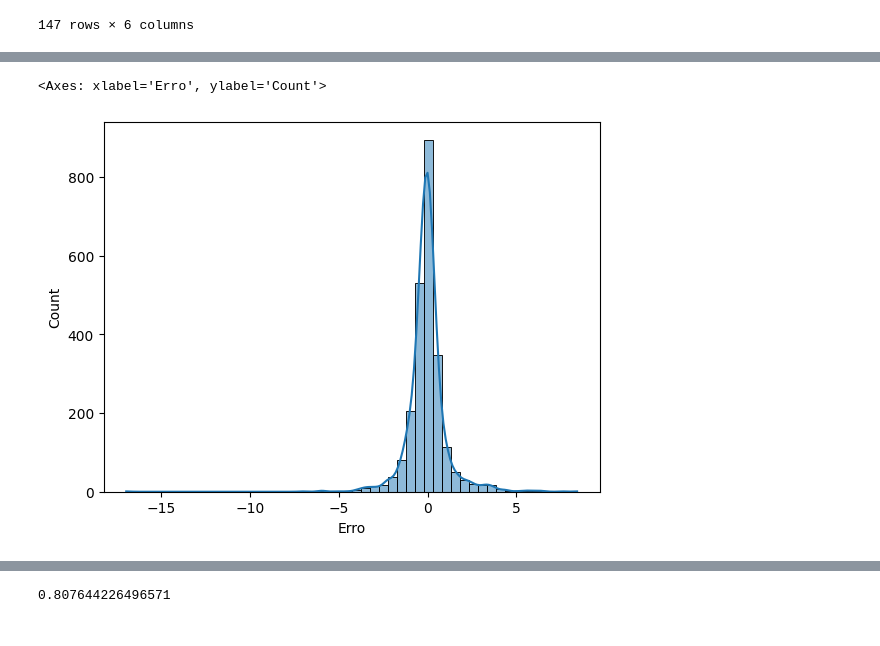
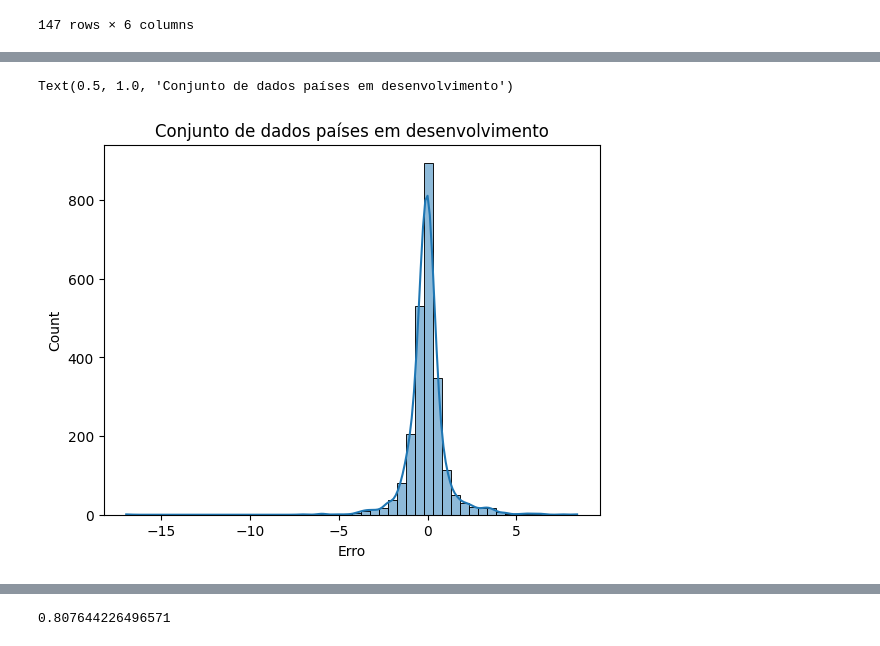
Before and after one commit to rochamarcio/Expectativa_de_vida, a Jupyter notebook: Expectativa_de_vida_modelo.ipynb, the cells around one changed output, grey strips where cells are left out. Cells and saved outputs as stored; diff of their text form; code cells hidden in the pictures.

```diff
--- a/Expectativa_de_vida_modelo.ipynb
+++ b/Expectativa_de_vida_modelo.ipynb
@@ -367,5 +403,6 @@ sns.histplot(data=results_des, x="Erro", bins=50,kde=True)
 # %%
 sns.histplot(data=results_emdes, x="Erro", bins=50,kde=True)
+plt.title('Conjunto de dados países em desenvolvimento')
 # %% [output]
-<Axes: xlabel='Erro', ylabel='Count'>
+Text(0.5, 1.0, 'Conjunto de dados países em desenvolvimento')
-[figure, old version]
+[figure, new version]
```
Also changed, not shown: parts of 12 cells of this notebook, 2 other files.
